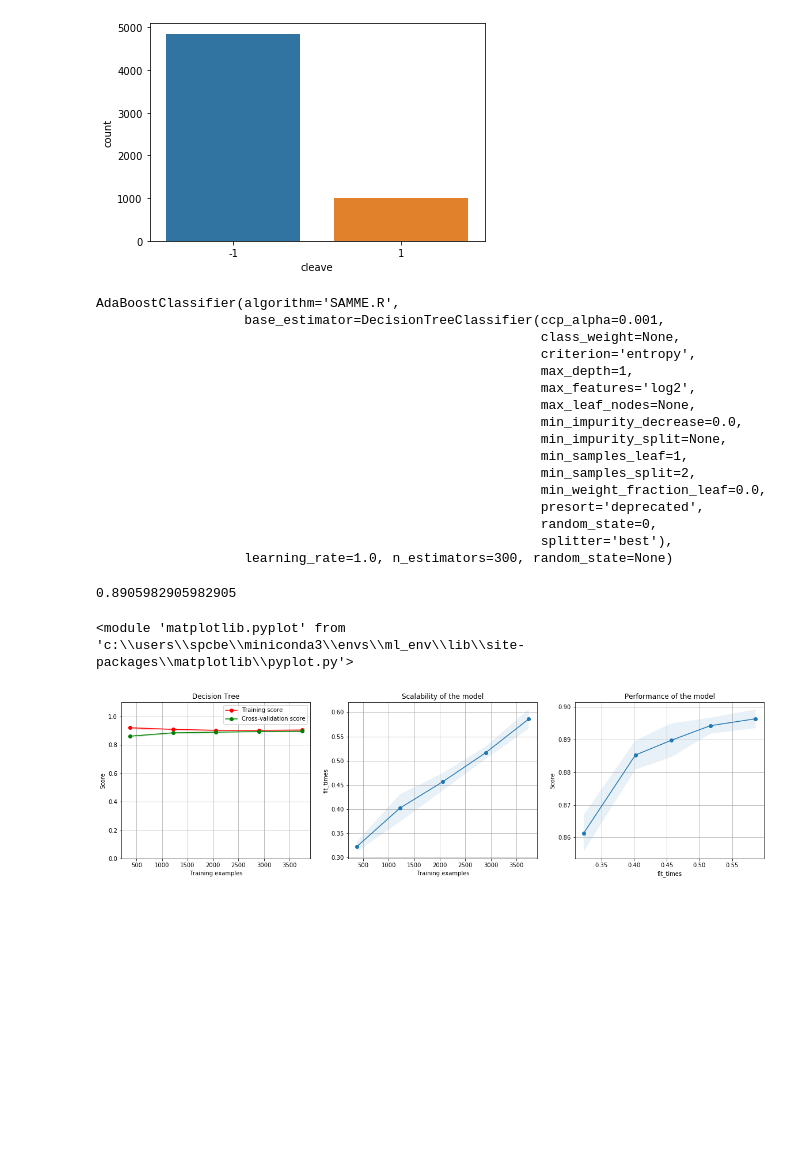
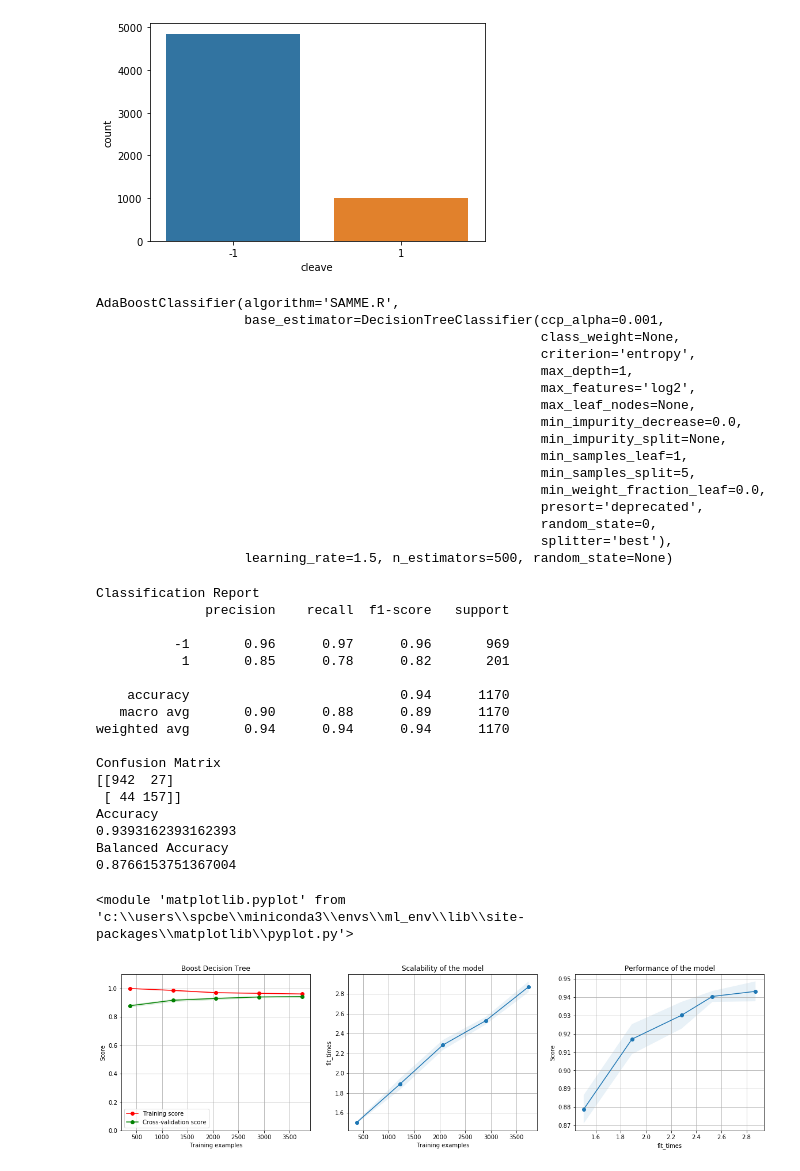
Before and after one commit to pparr/ml-supervised-learning, a Jupyter notebook: tuning/BoostDT_gridsearch_hiv.ipynb, the cells around one changed output. Cells and saved outputs as stored; diff of their text form; code cells hidden in the pictures; blank space fills up the shorter version.

```diff
--- a/tuning/BoostDT_gridsearch_hiv.ipynb
+++ b/tuning/BoostDT_gridsearch_hiv.ipynb
@@ -42,16 +37,18 @@ x_train, x_test, y_train, y_test = train_test_split(X, y, random_state=0, test_s
 # %%
 # reusing 'best' parameters from GridSearch for DT without boosting
 # passing max_depth into the gridsearch
-# smaller max_depth for boost. 1 or 4
-dt = DecisionTreeClassifier(random_state=0, ccp_alpha=.001,criterion='gini',
-                             max_features='log2', max_leaf_nodes=None, min_impurity_decrease=0.0, min_impurity_split=None,
-                             min_samples_leaf=1, min_samples_split=2,
-                             max_depth=1, min_weight_fraction_leaf=0.0, splitter='best')
+# smaller max_depth for boost. Tried 1 and 4, 1 was better by 2 %
+dt = DecisionTreeClassifier(ccp_alpha=0.001, class_weight=None, criterion='entropy',
+                       max_depth=1, max_features='log2', max_leaf_nodes=None,
+                       min_impurity_decrease=0.0, min_impurity_split=None,
+                       min_samples_leaf=1, min_samples_split=5,
+                       min_weight_fraction_leaf=0.0, presort='deprecated',
+                       random_state=0, splitter='best')
 
 parameters = {"base_estimator__criterion" : ["gini", "entropy"],
               "base_estimator__splitter" :   ["best", "random"],
-              "n_estimators": [50, 100, 200, 300],
-              "learning_rate": [.01, .05, 1.0, 1.5, 2.0]
+              "n_estimators": [50, 100, 200, 300, 400, 500],
+              "learning_rate": [.01, .05, 1.0, 1.5, 2.0],
              }
 
 # Type of scoring used to compare parameter combinations
@@ -79,25 +76,49 @@ AdaBoostClassifier(algorithm='SAMME.R',
                                                          min_impurity_decrease=0.0,
                                                          min_impurity_split=None,
                                                          min_samples_leaf=1,
-                                                         min_samples_split=2,
+                                                         min_samples_split=5,
                                                          min_weight_fraction_leaf=0.0,
                                                          presort='deprecated',
                                                          random_state=0,
                                                          splitter='best'),
-                   learning_rate=1.0, n_estimators=300, random_state=None)
+                   learning_rate=1.5, n_estimators=500, random_state=None)
 # %%
 # test
-predict_dt = clf.predict(x_test)
-
+y_predict = clf.predict(x_test)
 
 # how did we do? Comparing y_test and predicted values
-#print(classification_report(y_test, predict_dt,zero_division=1))
-print(accuracy_score(y_test, predict_dt))
+print('Classification Report')
+print(classification_report(y_test, y_predict,zero_division=1))
+print('Confusion Matrix')
+# how to interpret: https://towardsdatascience.com/handling-imbalanced-datasets-in-machine-learning-7a0e84220f28
+print(confusion_matrix(y_test, y_predict))
+print('Accuracy')
+print(accuracy_score(y_test, y_predict))
+
+# for unbalanced data
+print('Balanced Accuracy')
+print(balanced_accuracy_score(y_test, y_predict))
 
 # 1.1 so I can see the top of the plot
 plot_learning_curve(clf, "Boost Decision Tree", x_train, y_train, ylim=[0,1.1])
 # %% [output]
-0.8905982905982905
+Classification Report
+              precision    recall  f1-score   support
+
+          -1       0.96      0.97      0.96       969
+           1       0.85      0.78      0.82       201
+
+    accuracy                           0.94      1170
+   macro avg       0.90      0.88      0.89      1170
+weighted avg       0.94      0.94      0.94      1170
+
+Confusion Matrix
+[[942  27]
+ [ 44 157]]
+Accuracy
+0.9393162393162393
+Balanced Accuracy
+0.8766153751367004
 <module 'matplotlib.pyplot' from 'c:\\users\\spcbe\\miniconda3\\envs\\ml_env\\lib\\site-packages\\matplotlib\\pyplot.py'>
-[figure, old version]
+[figure, new version]
 # %%
```
Also changed, not shown: parts of 6 cells of this notebook, 44 other files.
